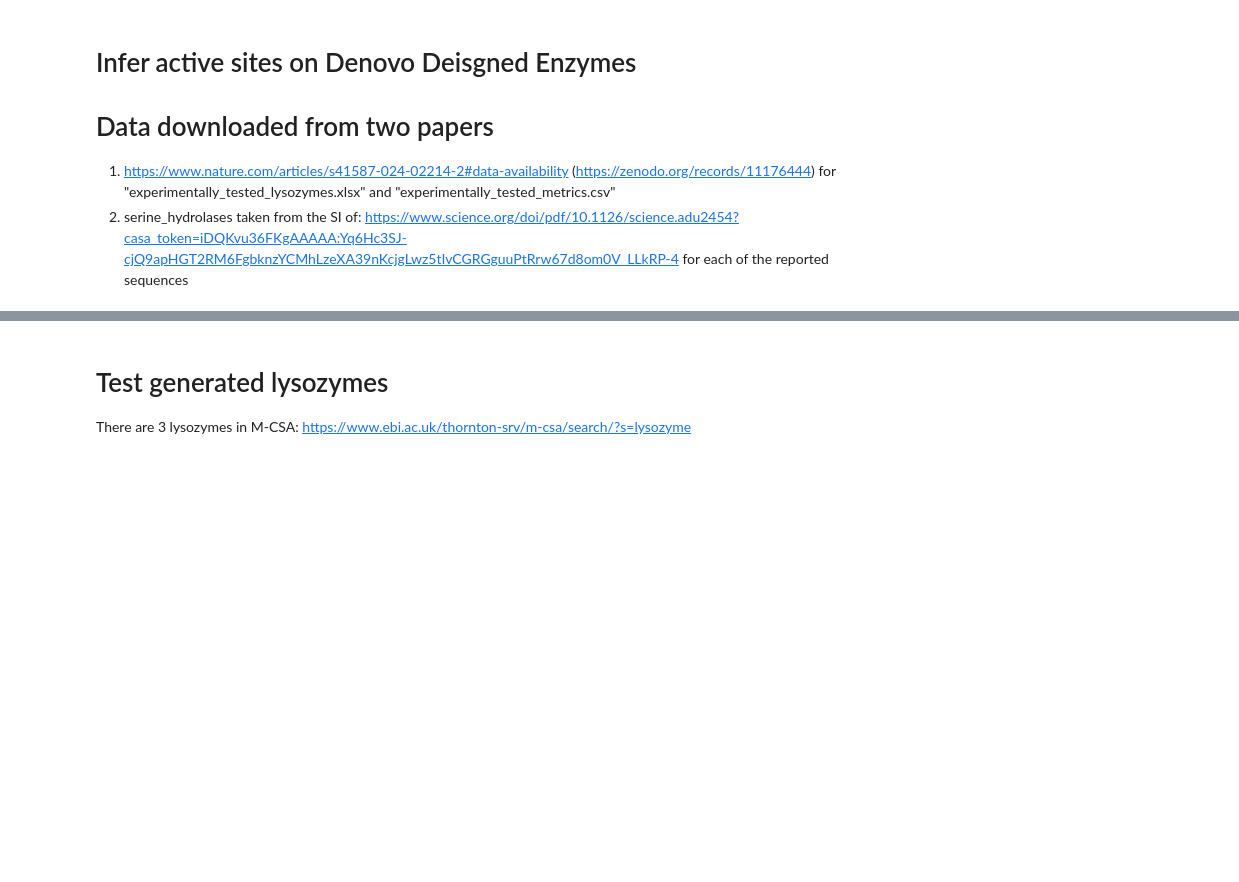
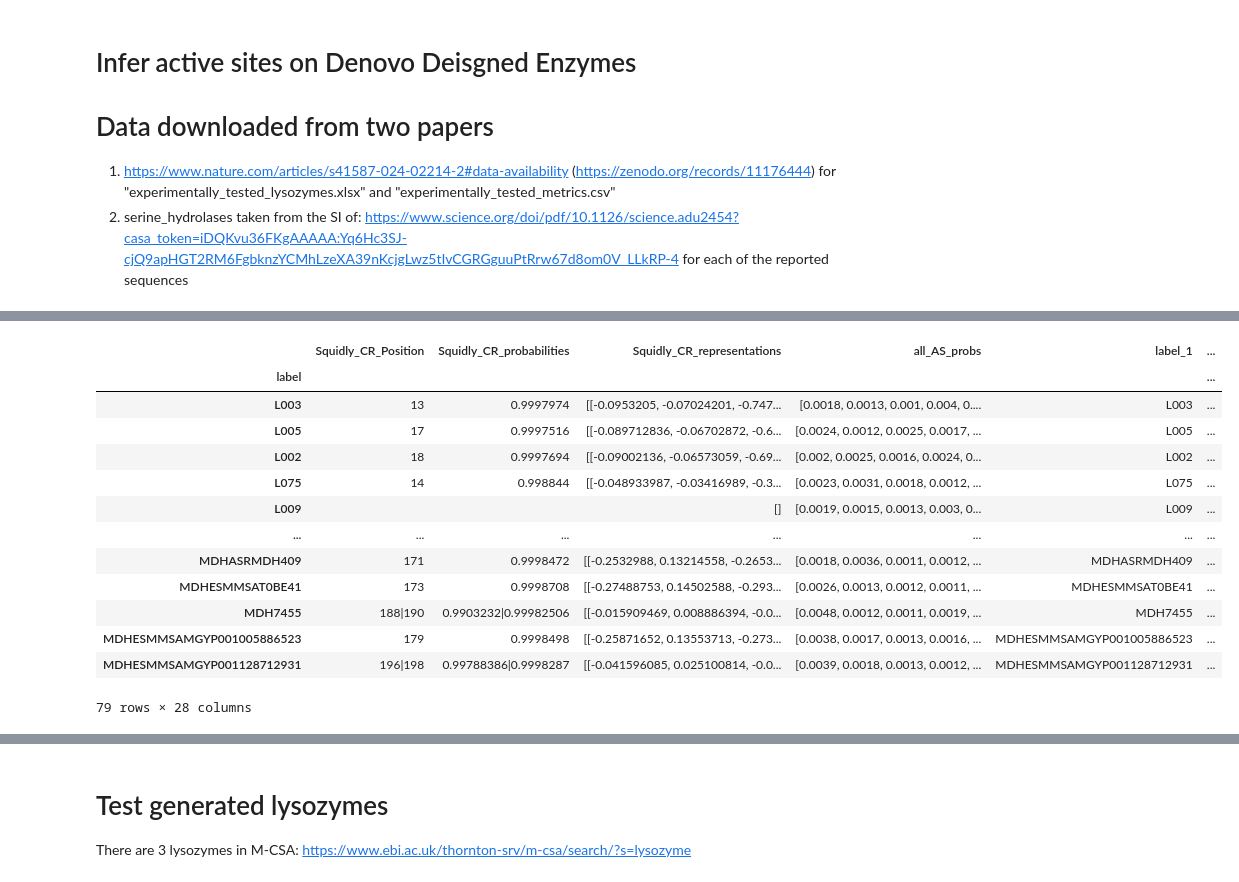
Before and after one commit to WRiegs/Squidly, a Jupyter notebook: manuscript/Inference_DenovoEnzymes.ipynb, the cells around one changed output, grey strips where cells are left out. Drawn from its saved outputs; the diff is of its cells as text; code cells hidden in the pictures; blank space fills up the shorter version.

```diff
--- a/manuscript/Inference_DenovoEnzymes.ipynb
+++ b/manuscript/Inference_DenovoEnzymes.ipynb
@@ -17,0 +148,19 @@ from Bio import SeqIO
+# %%
+df = pd.read_pickle('denovo/output_data/denovo_3B_squidly.pkl')
+df = df[df['Squidly_Ensemble_Residues'] != '']
+df
+# %% [output]
+|  | Squidly_CR_Position | Squidly_CR_probabilities | Squidly_CR_representations | all_AS_probs | label_1 | ... |
+| label |  |  |  |  |  | ... |
+| L003 | 13 | 0.9997974 | [[-0.0953205, -0.07024201, -0.747... | [0.0018, 0.0013, 0.001, 0.004, 0.... | L003 | ... |
+| L005 | 17 | 0.9997516 | [[-0.089712836, -0.06702872, -0.6... | [0.0024, 0.0012, 0.0025, 0.0017, ... | L005 | ... |
+| L002 | 18 | 0.9997694 | [[-0.09002136, -0.06573059, -0.69... | [0.002, 0.0025, 0.0016, 0.0024, 0... | L002 | ... |
+| L075 | 14 | 0.998844 | [[-0.048933987, -0.03416989, -0.3... | [0.0023, 0.0031, 0.0018, 0.0012, ... | L075 | ... |
+| L009 |  |  | [] | [0.0019, 0.0015, 0.0013, 0.003, 0... | L009 | ... |
+| ... | ... | ... | ... | ... | ... | ... |
+| MDHASRMDH409 | 171 | 0.9998472 | [[-0.2532988, 0.13214558, -0.2653... | [0.0018, 0.0036, 0.0011, 0.0012, ... | MDHASRMDH409 | ... |
+| MDHESMMSAT0BE41 | 173 | 0.9998708 | [[-0.27488753, 0.14502588, -0.293... | [0.0026, 0.0013, 0.0012, 0.0011, ... | MDHESMMSAT0BE41 | ... |
+| MDH7455 | 188|190 | 0.9903232|0.99982506 | [[-0.015909469, 0.008886394, -0.0... | [0.0048, 0.0012, 0.0011, 0.0019, ... | MDH7455 | ... |
+| MDHESMMSAMGYP001005886523 | 179 | 0.9998498 | [[-0.25871652, 0.13553713, -0.273... | [0.0038, 0.0017, 0.0013, 0.0016, ... | MDHESMMSAMGYP001005886523 | ... |
+| MDHESMMSAMGYP001128712931 | 196|198 | 0.99788386|0.9998287 | [[-0.041596085, 0.025100814, -0.0... | [0.0039, 0.0018, 0.0013, 0.0012, ... | MDHESMMSAMGYP001128712931 | ... |
+79 rows × 28 columns
```
Also changed, not shown: parts of 35 cells of this notebook, 4 other files.
